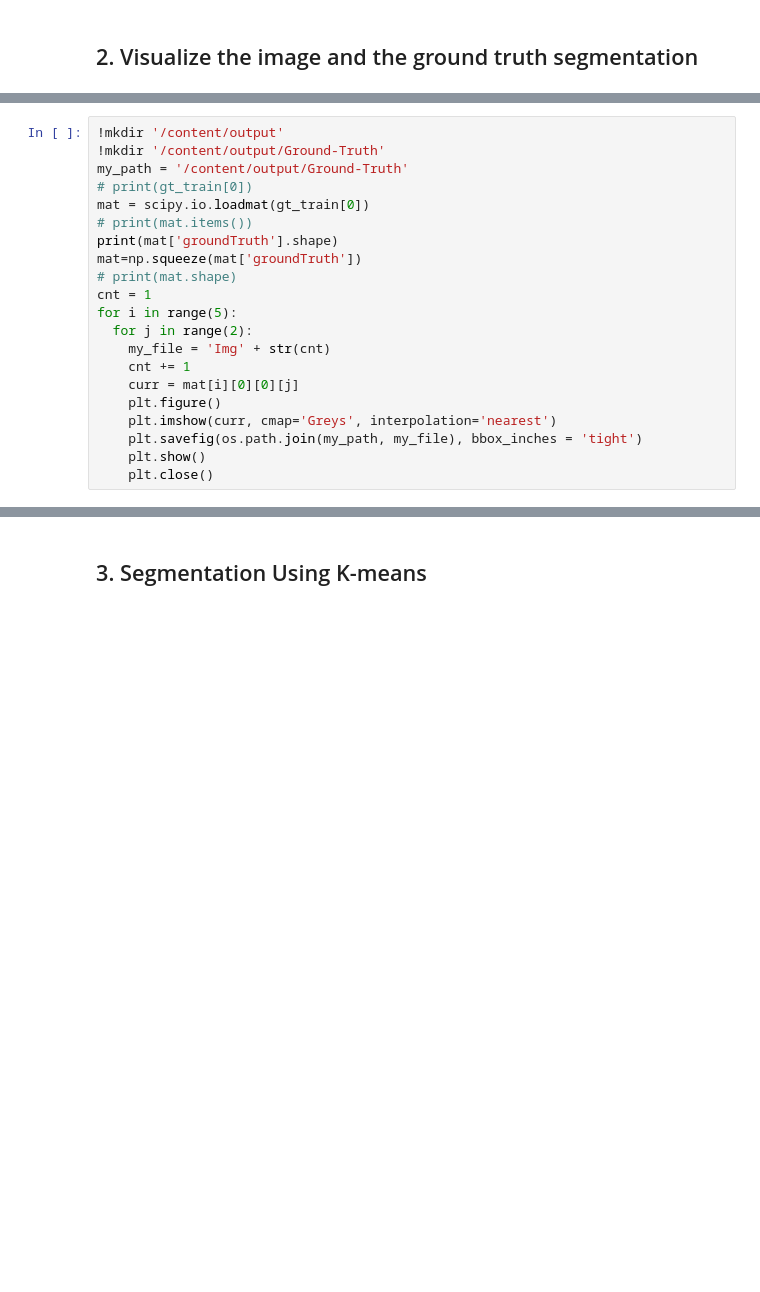
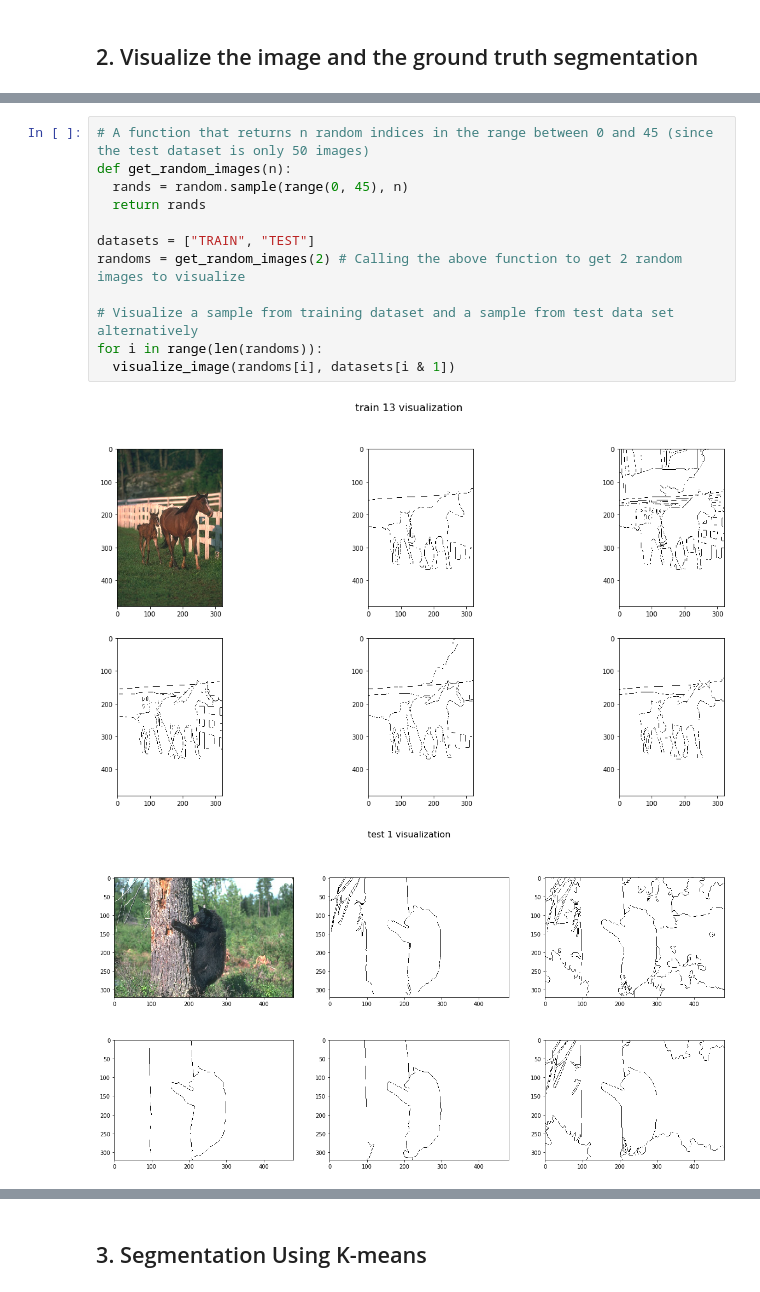
Before and after one commit to IngyBadawi/Image-Segmentation, a Jupyter notebook: Assignment_2.ipynb, the cells around one changed output, grey strips where cells are left out. Cells and saved outputs as stored; diff of their text form; blank space fills up the shorter version.

Commit message:
Visualization part done

```diff
--- a/Assignment_2.ipynb
+++ b/Assignment_2.ipynb
@@ -86,21 +44,0 @@ print(data.shape)
-# %%
-!mkdir '/content/output'
-!mkdir '/content/output/Ground-Truth'
-my_path = '/content/output/Ground-Truth'
-# print(gt_train[0])
-mat = scipy.io.loadmat(gt_train[0])
-# print(mat.items())
-print(mat['groundTruth'].shape)
-mat=np.squeeze(mat['groundTruth'])
-# print(mat.shape)
-cnt = 1
-for i in range(5):
-  for j in range(2):
-    my_file = 'Img' + str(cnt)
-    cnt += 1
-    curr = mat[i][0][0][j]
-    plt.figure()
-    plt.imshow(curr, cmap='Greys', interpolation='nearest')
-    plt.savefig(os.path.join(my_path, my_file), bbox_inches = 'tight')
-    plt.show()
-    plt.close()
@@ -122 +84,16 @@ mkdir: cannot create directory ‘/content/output/Ground-Truth’: File exists
+# %%
+# A function that returns n random indices in the range between 0 and 45 (since the test dataset is only 50 images)
+def get_random_images(n):
+  rands = random.sample(range(0, 45), n)
+  return rands
+
+datasets = ["TRAIN", "TEST"]
+randoms = get_random_images(2) # Calling the above function to get 2 random images to visualize
+
+# Visualize a sample from training dataset and a sample from test data set alternatively
+for i in range(len(randoms)):
+  visualize_image(randoms[i], datasets[i & 1])
+# %% [output]
+[figure, added]
+[figure, added]
 # %%
```
Also changed, not shown: parts of 6 cells of this notebook.
